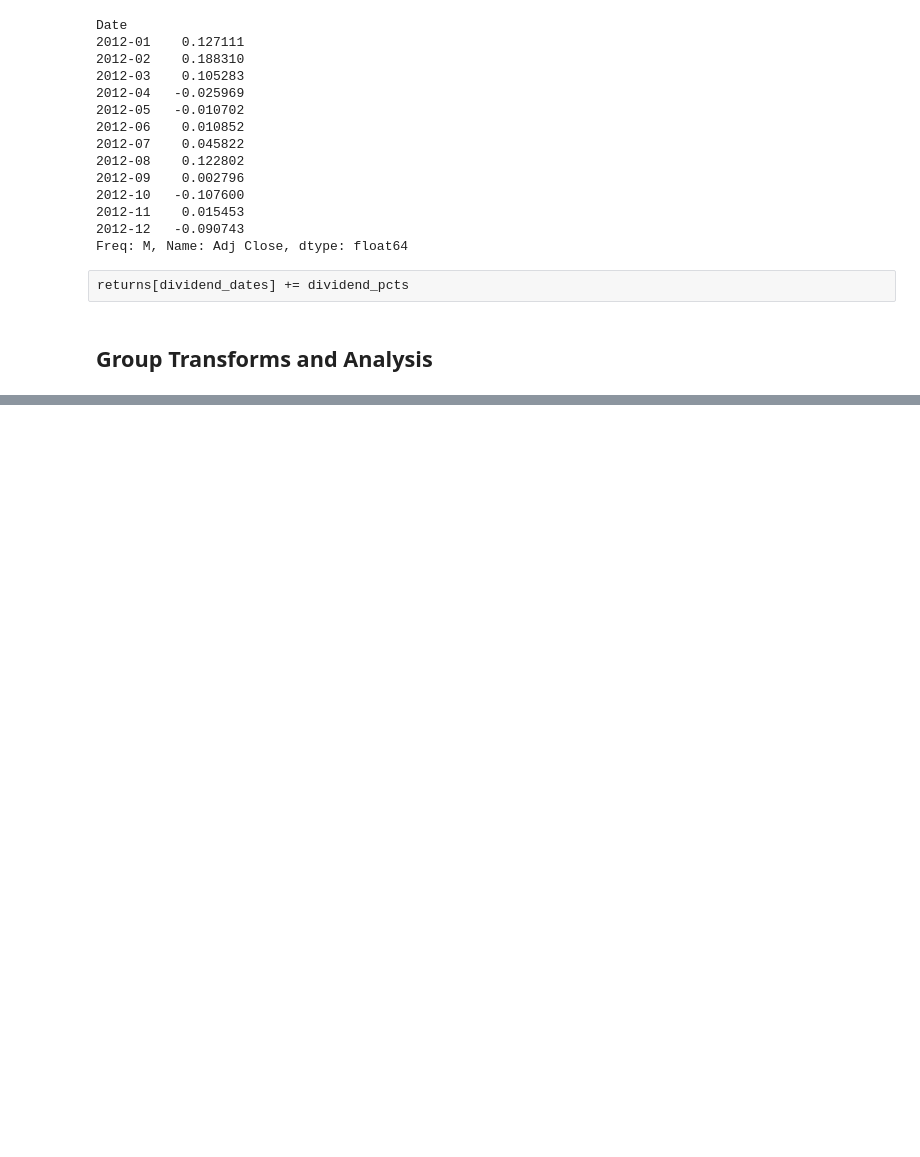
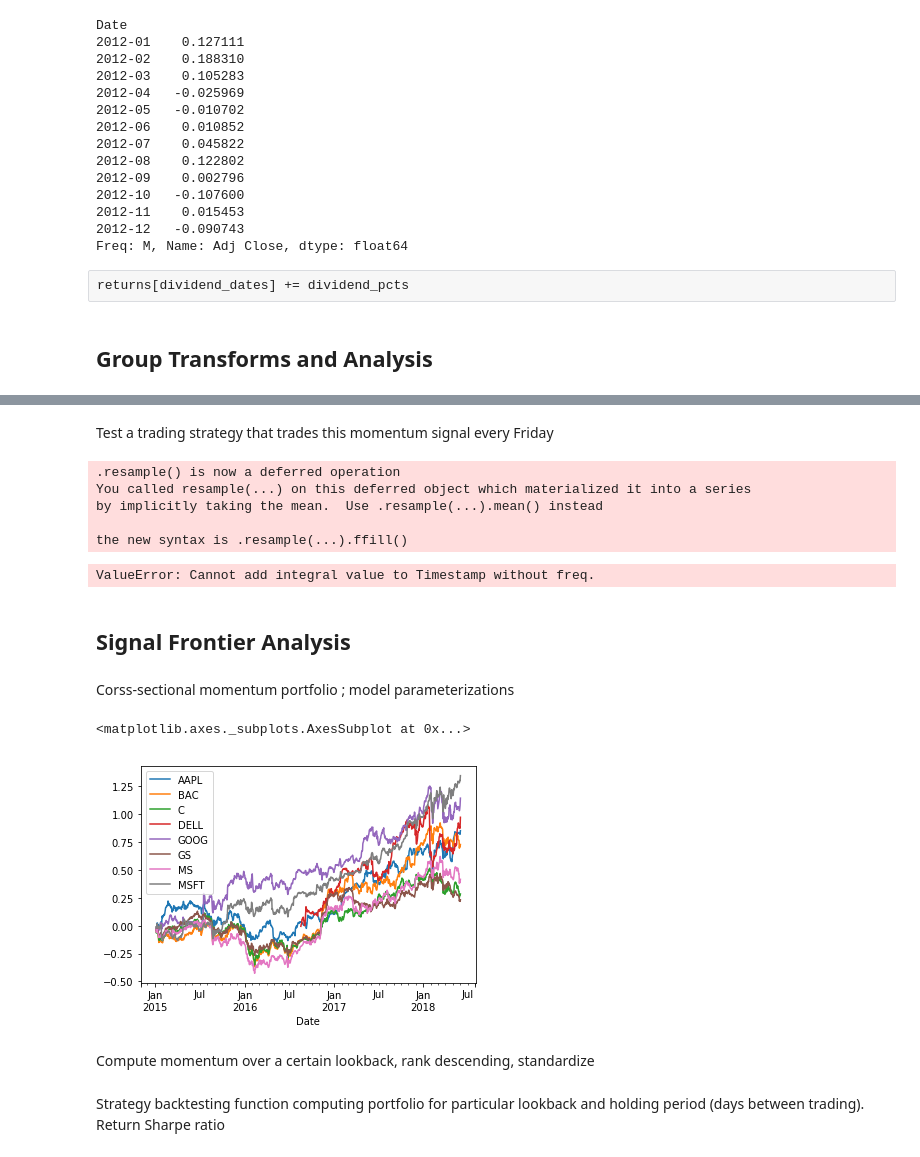
Before and after one commit to kevin11h/Python-for-Data-Analysis, a Jupyter notebook: Chapter-11-Financial-and-Economic-Data-Applications/Financial and Economic Data Applications.ipynb, the cells around one changed output, grey strips where cells are left out. Saved outputs shown, nothing was run; the diff lists cells and outputs as text; code cells hidden in the pictures; blank space fills up the shorter version.

```diff
--- a/Chapter-11-Financial-and-Economic-Data-Applications/Financial and Economic Data Applications.ipynb
+++ b/Chapter-11-Financial-and-Economic-Data-Applications/Financial and Economic Data Applications.ipynb
@@ -208,0 +286,20 @@ by_industry.describe()
+# %% [markdown]
+Test a trading strategy that trades this momentum signal every Friday
+# %%
+signal = trend_signal(returns, 100, 3)
+trade_friday = signal.resample('W-FRI').resample('B', fill_method='ffill')
+trade_rets = trade_friday.shift(1) * returns
+# %% [output]
+.resample() is now a deferred operation
+You called resample(...) on this deferred object which materialized it into a series
+by implicitly taking the mean.  Use .resample(...).mean() instead
+
+the new syntax is .resample(...).ffill()
+# %%
+to_index(trade_rets).plot()
+# %% [output]
+ValueError: Cannot add integral value to Timestamp without freq.
+# %% [markdown]
+## Signal Frontier Analysis
+# %% [markdown]
+Corss-sectional momentum portfolio ; model parameterizations
@@ -208,0 +310,12 @@ by_industry.describe()
+# %%
+px = DataFrame({n: get_px(n, '1/1/2015', '6/1/2018') for n in names})
+px = px.asfreq('B').fillna(method='pad')
+
+rets = px.pct_change()
+# %%
+((1 + rets).cumprod() - 1).plot()
+# %% [output]
+<matplotlib.axes._subplots.AxesSubplot at 0x...>
+[figure, added]
+# %% [markdown]
+Compute momentum over a certain lookback, rank descending, standardize
@@ -208,0 +329,2 @@ by_industry.describe()
+# %% [markdown]
+Strategy backtesting function computing portfolio for particular lookback and holding period (days between trading).  Return Sharpe ratio
```
Also changed, not shown: parts of 24 cells of this notebook.
